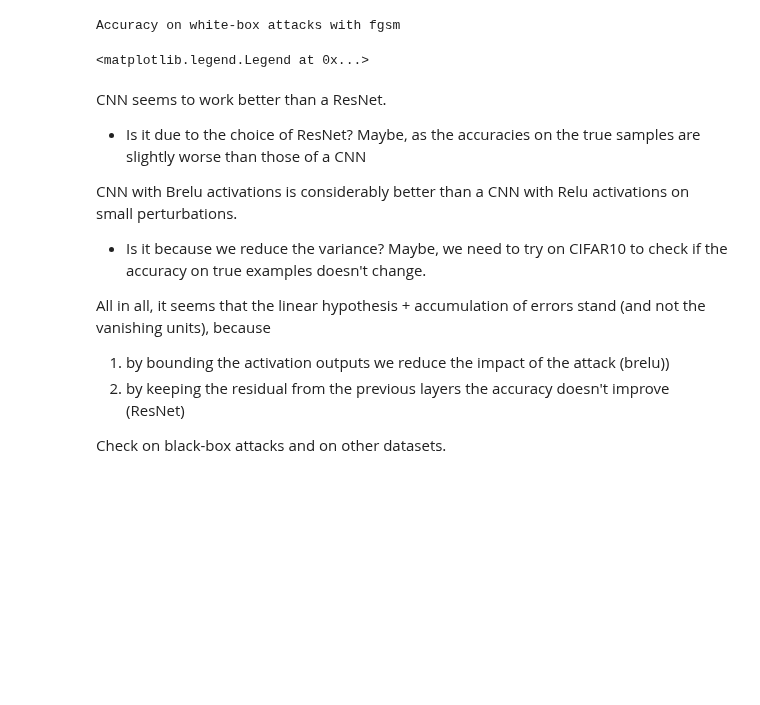
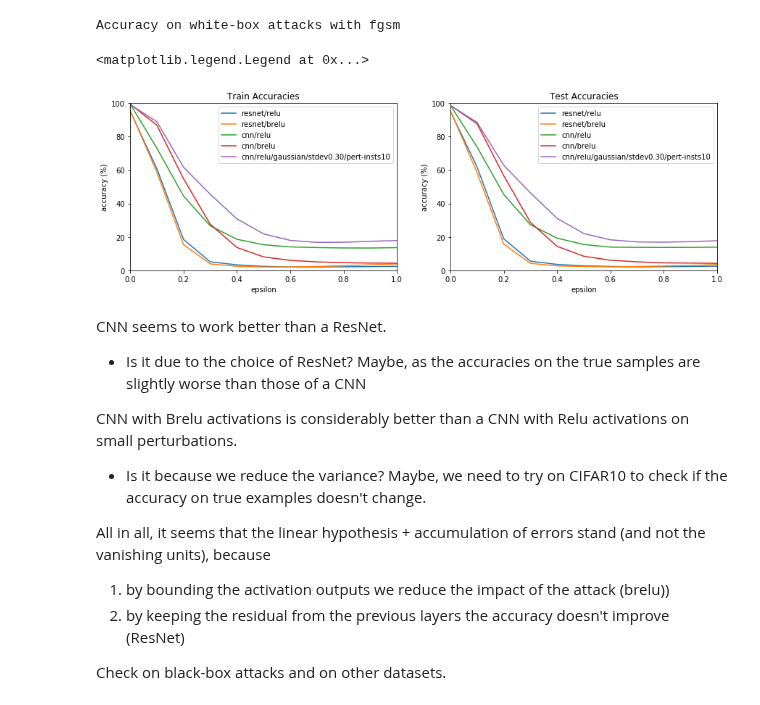
Before and after one commit to Trusted-AI/adversarial-robustness-toolbox, a Jupyter notebook: notebooks/white-box-results.ipynb, the cells around one changed output. Saved outputs shown, nothing was run; the diff lists cells and outputs as text; code cells hidden in the pictures; blank space fills up the shorter version.

Commit message:
add gaussian results

```diff
--- a/notebooks/white-box-results.ipynb
+++ b/notebooks/white-box-results.ipynb
@@ -3,13 +3,20 @@ from matplotlib import pyplot as plt
 import numpy as np
 
 import json
+import os, sys
 from os.path import join
 
+module_path = os.path.abspath(os.path.join('..'))
+if module_path not in sys.path:
+    sys.path.append(module_path)
+
+from config import DATA_PATH
+
+plt.rcdefaults()
 %matplotlib inline
-plt.rcdefaults()
 
-INPUT_PATH = "../results/classifiers/mnist/"
-CLASSIFIERS = ["resnet/relu", "resnet/brelu", "cnn/relu", "cnn/brelu"]
+INPUT_PATH = join(DATA_PATH, "classifiers/mnist/")
+CLASSIFIERS = ["resnet/relu", "resnet/brelu", "cnn/relu", "cnn/brelu", "cnn/relu/gaussian/stdev0.30/pert-insts10"]
 
 accuracies = {}
 for c in CLASSIFIERS:
@@ -28,33 +35,38 @@ for c in CLASSIFIERS:
 
     for eps in eps_values:
         train[c].append(accuracies[c][join(PATH, c, "fgsm", "eps%.2f_train.npy" % eps)])
         test[c].append(accuracies[c][join(PATH, c, "fgsm", "eps%.2f_test.npy" % eps)])
 
 fig = plt.figure()
 ax = fig.add_subplot(1, 2, 1)
 plt.title("Train Accuracies")
 
 for c in CLASSIFIERS:
     plt.plot([0.] + eps_values, train[c], label=c)
 
 ax.set_xlim([0, 1])
 ax.set_ylim([0, 100])
+plt.xlabel("epsilon")
+plt.ylabel("accuracy (%)")
 plt.legend()
 
 ax = fig.add_subplot(1, 2, 2)
 plt.title("Test Accuracies")
 
 for c in CLASSIFIERS:
     plt.plot([0.] + eps_values, test[c], label=c)
 
 ax.set_xlim([0, 1])
 ax.set_ylim([0, 100])
+plt.xlabel("epsilon")
+plt.ylabel("accuracy (%)")
 
 plt.subplots_adjust(bottom=0.1, right=2, top=0.9)
 plt.legend()
 # %% [output]
 Accuracy on white-box attacks with fgsm
 <matplotlib.legend.Legend at 0x...>
+[figure, added]
 # %% [markdown]
 CNN seems to work better than a ResNet.
 - Is it due to the choice of ResNet? Maybe, as the accuracies on the true samples are slightly worse than those of a CNN
```
Also changed, not shown: parts of 2 cells of this notebook, 1 other file.
